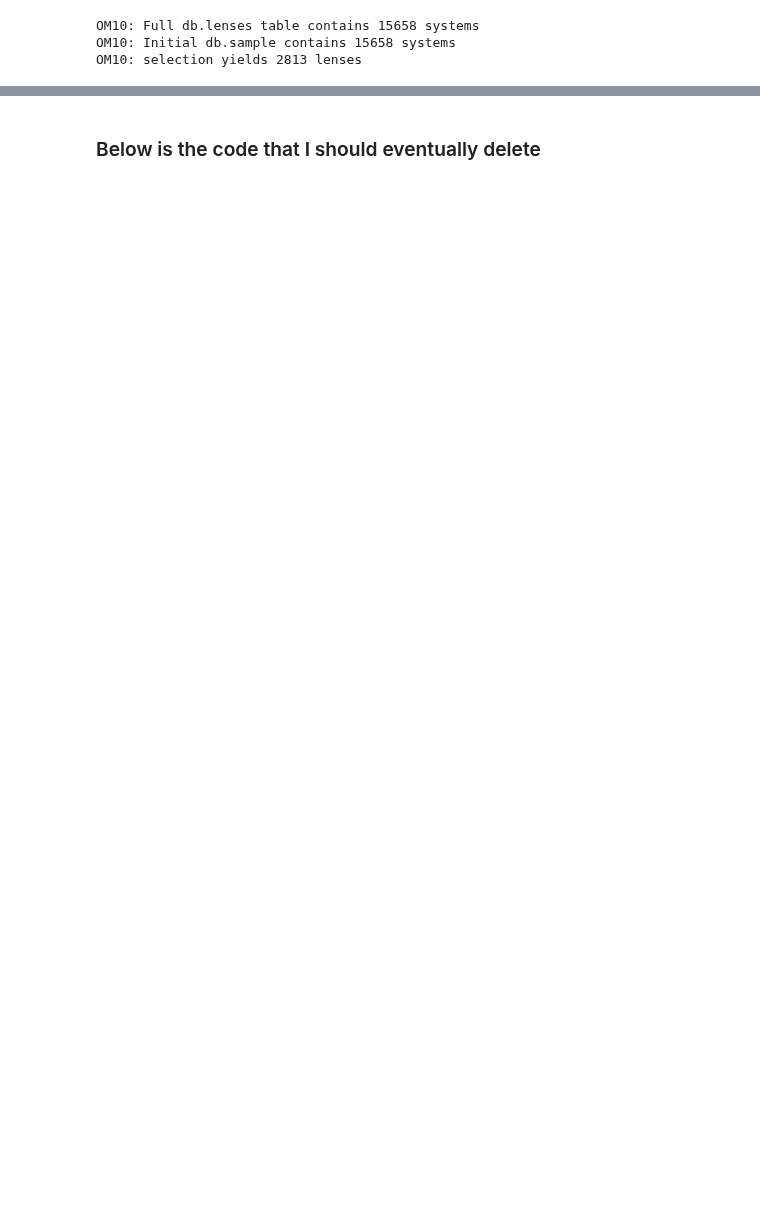
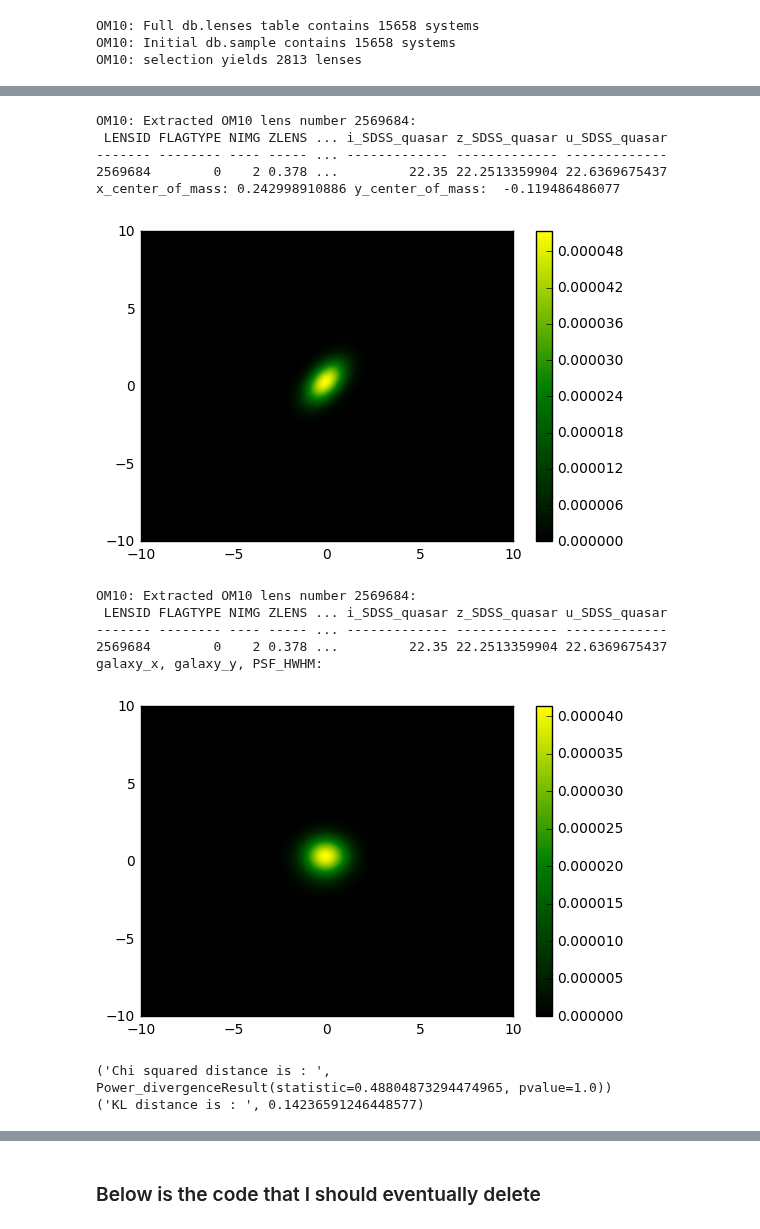
Before and after one commit to jiwoncpark/SLRealizer, a Jupyter notebook: python/desc/slrealizer/deblend_test.ipynb, the cells around one changed output, grey strips where cells are left out. Cells and saved outputs as stored; diff of their text form; code cells hidden in the pictures; blank space fills up the shorter version.

Commit message:
chi squared and kl distance giving reasonable value

```diff
--- a/python/desc/slrealizer/deblend_test.ipynb
+++ b/python/desc/slrealizer/deblend_test.ipynb
@@ -44,2 +73,19 @@ realizer.deblend(lensID=k, null_deblend=True, debug=True)
+# %%
+realizer.deblend_distance(lensID=k, null_deblend=True, debug=True, show_plot=True)
+# %% [output]
+OM10: Extracted OM10 lens number 2569684:
+ LENSID FLAGTYPE NIMG ZLENS ... i_SDSS_quasar z_SDSS_quasar u_SDSS_quasar
+------- -------- ---- ----- ... ------------- ------------- -------------
+2569684        0    2 0.378 ...         22.35 22.2513359904 22.6369675437
+x_center_of_mass: 0.242998910886 y_center_of_mass:  -0.119486486077
+[figure, added]
+OM10: Extracted OM10 lens number 2569684:
+ LENSID FLAGTYPE NIMG ZLENS ... i_SDSS_quasar z_SDSS_quasar u_SDSS_quasar
+------- -------- ---- ----- ... ------------- ------------- -------------
+2569684        0    2 0.378 ...         22.35 22.2513359904 22.6369675437
+galaxy_x, galaxy_y, PSF_HWHM:
+[figure, added]
+('Chi squared distance is : ', Power_divergenceResult(statistic=0.48804873294474965, pvalue=1.0))
+('KL distance is : ', 0.14236591246448577)
 # %%
 realizer.deblend(lensID=k, null_deblend=False, debug=True)
```
Also changed, not shown: parts of 10 cells of this notebook, 6 other files.
